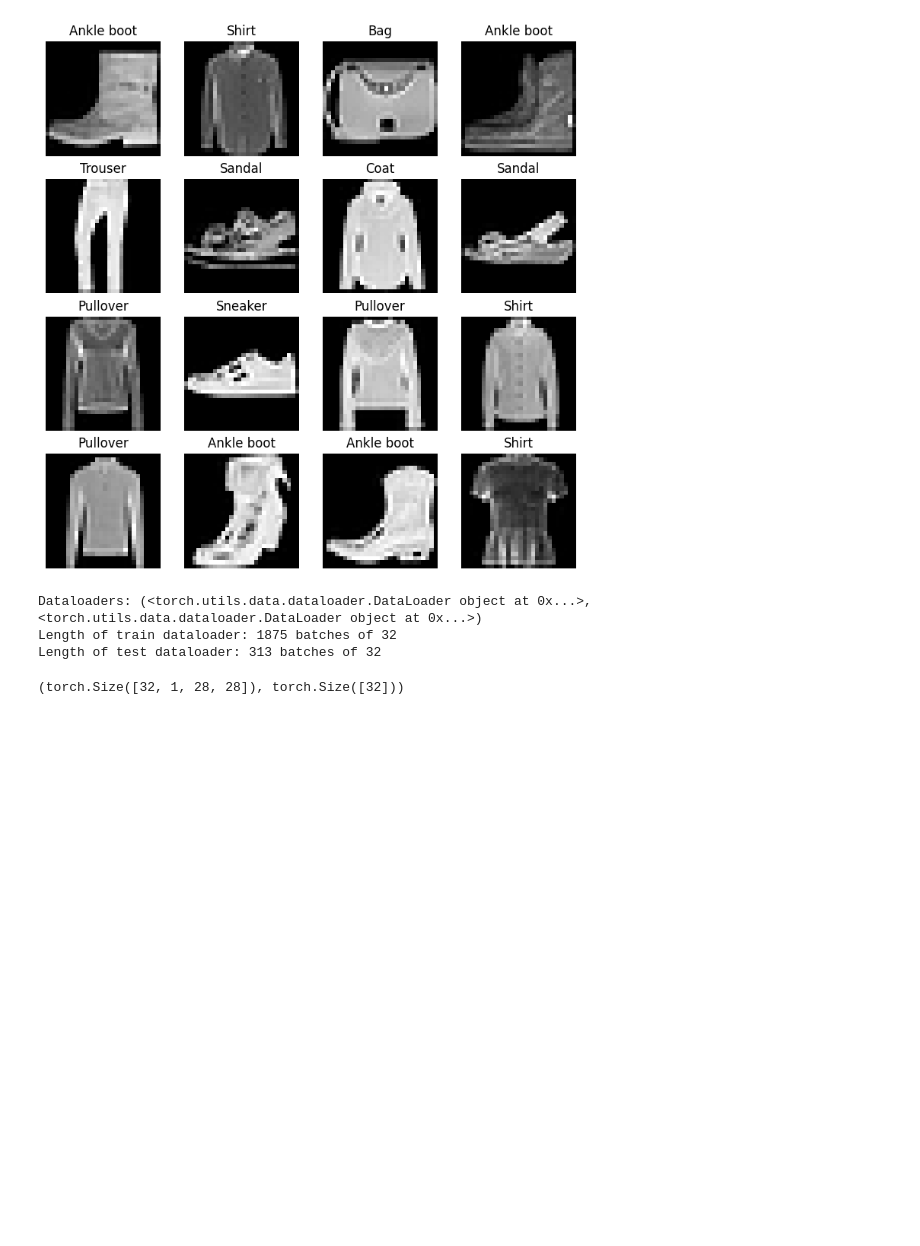
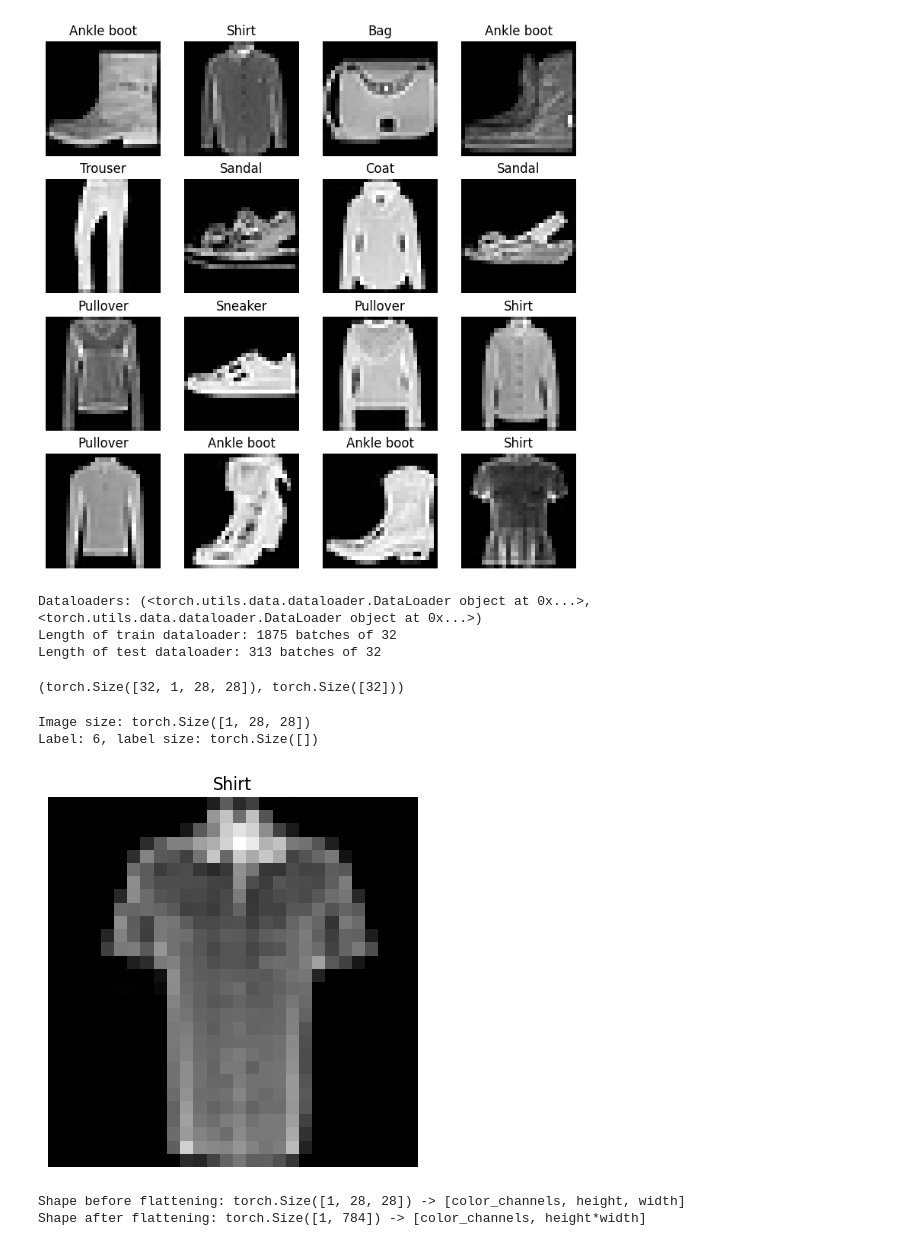
Before and after one commit to musaadamu/deep_learning_with_pytorch_assignment, a Jupyter notebook: exercise_submissions/week_4/week_4_lesson.ipynb, the cells around one changed output. Saved outputs shown, nothing was run; the diff lists cells and outputs as text; code cells hidden in the pictures; blank space fills up the shorter version.

```diff
--- a/exercise_submissions/week_4/week_4_lesson.ipynb
+++ b/exercise_submissions/week_4/week_4_lesson.ipynb
@@ -146,3 +146,38 @@ train_features_batch, train_labels_batch = next(iter(train_dataloader))
 train_features_batch.shape, train_labels_batch.shape
 # %% [output]
 (torch.Size([32, 1, 28, 28]), torch.Size([32]))
+# %%
+# Show a sample
+torch.manual_seed(42)
+random_idx = torch.randint(0, len(train_features_batch), size=[1]).item()
+img, label = train_features_batch[random_idx], train_labels_batch[random_idx]
+plt.imshow(img.squeeze(), cmap="gray")
+plt.title(class_names[label])
+plt.axis("Off");
+print(f"Image size: {img.shape}")
+print(f"Label: {label}, label size: {label.shape}")
+# %% [output]
+Image size: torch.Size([1, 28, 28])
+Label: 6, label size: torch.Size([])
+[figure, added]
+# %%
+from torch import nn
+# Create a flatten layer
+flatten_model = nn.Flatten() # all nn modules function as a model (can do a forward pass)
+
+# Get a single sample
+x = train_features_batch[0]
+
+# Flatten the sample
+output = flatten_model(x) # perform forward pass
+
+# Print out what happened
+print(f"Shape before flattening: {x.shape} -> [color_channels, height, width]")
+print(f"Shape after flattening: {output.shape} -> [color_channels, height*width]")
+
+# Try uncommenting below and see what happens
+#print(x)
+#print(output)
+# %% [output]
+Shape before flattening: torch.Size([1, 28, 28]) -> [color_channels, height, width]
+Shape after flattening: torch.Size([1, 784]) -> [color_channels, height*width]
```
Also changed, not shown: parts of 3 cells of this notebook, 1 other file.
